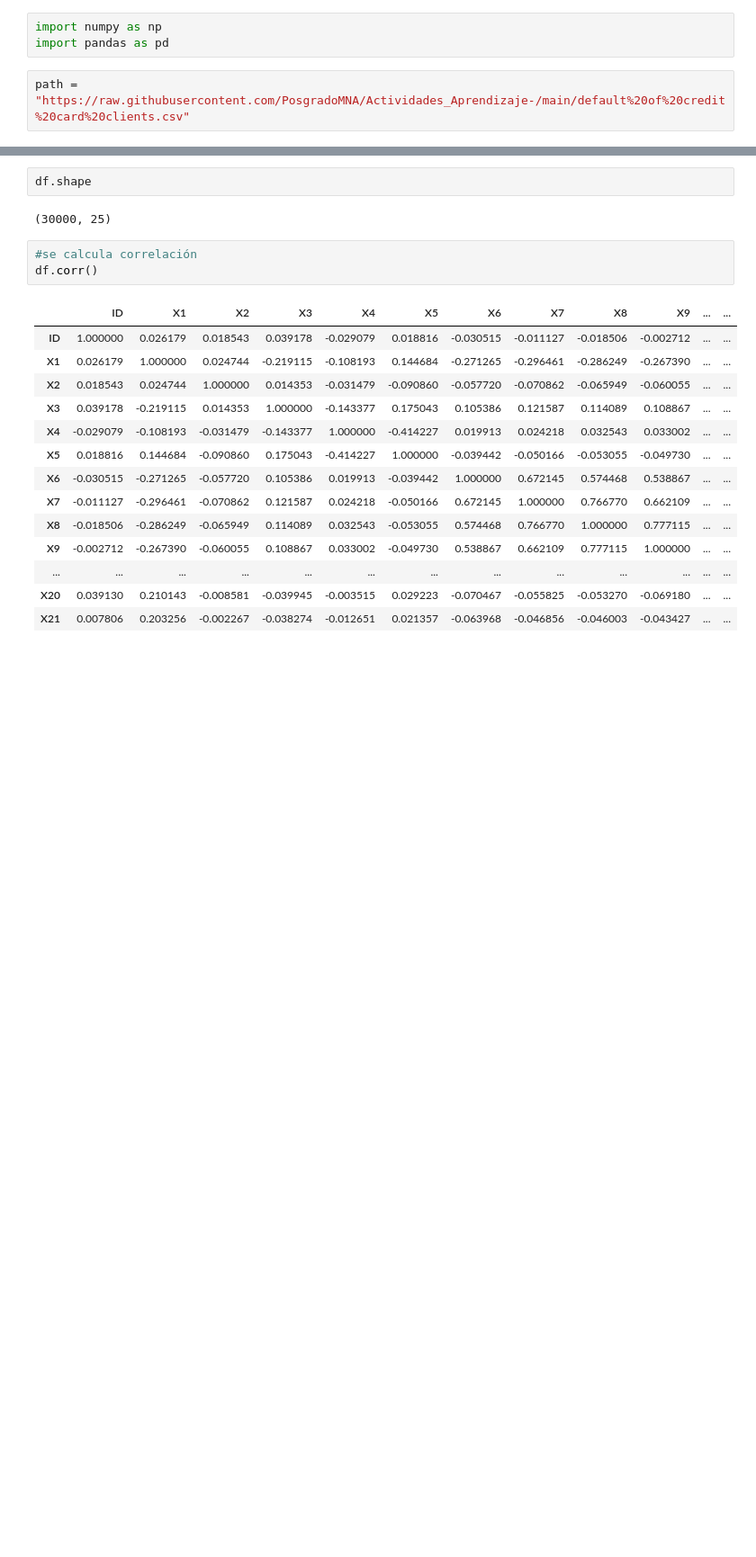
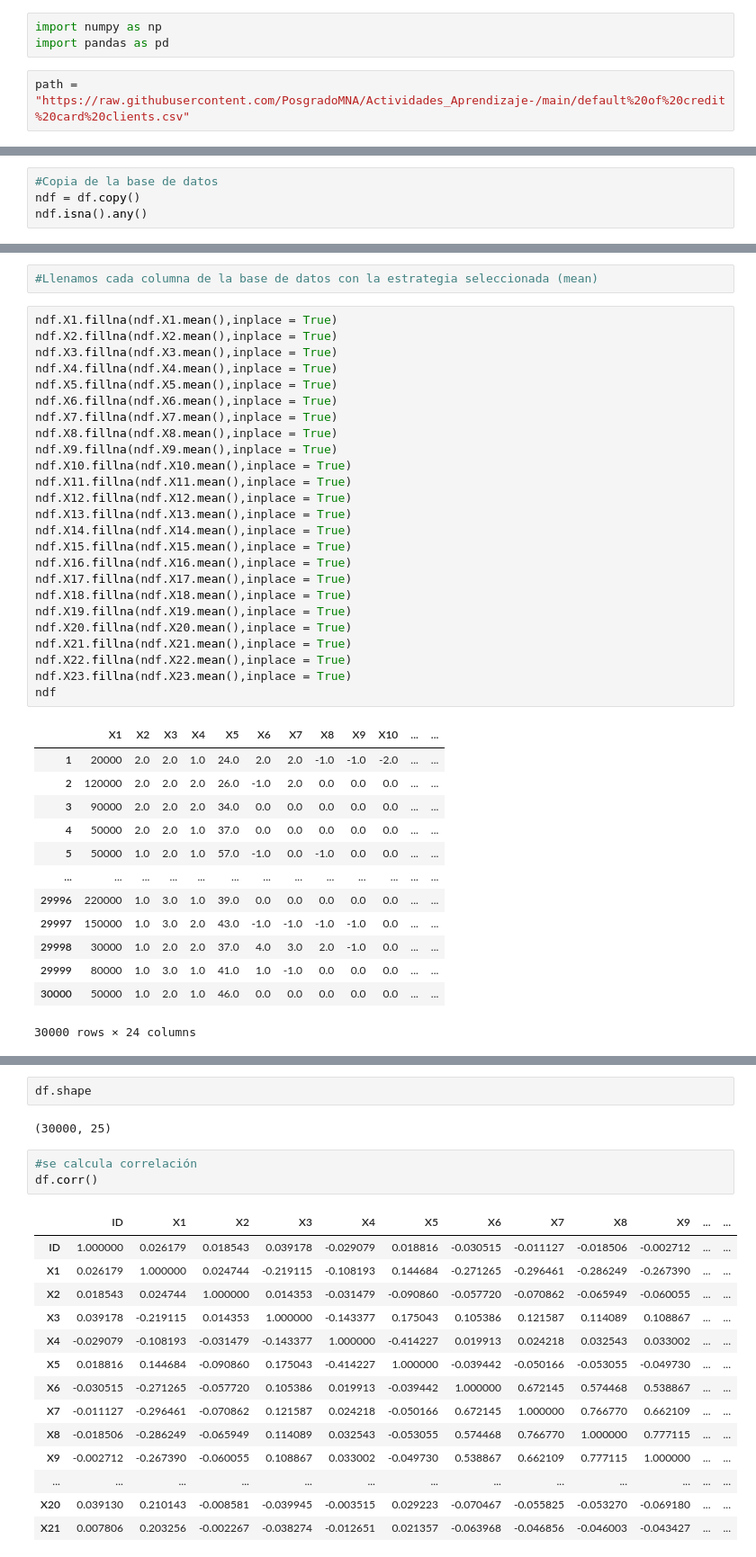
Before and after one commit to PosgradoMNA/actividades-de-aprendizaje-jesusrincon1328, a Jupyter notebook: Actividad_4.ipynb, the cells around one changed output, grey strips where cells are left out. Shown at 90% size. Cells and saved outputs as stored; diff of their text form; blank space fills up the shorter version.

```diff
--- a/Actividad_4.ipynb
+++ b/Actividad_4.ipynb
@@ -18,0 +29,4 @@ df.head()
+# %%
+#Copia de la base de datos
+ndf = df.copy()
+ndf.isna().any()
@@ -18,0 +51,41 @@ df.head()
+# %%
+#Llenamos cada columna de la base de datos con la estrategia seleccionada (mean)
+# %%
+ndf.X1.fillna(ndf.X1.mean(),inplace = True)
+ndf.X2.fillna(ndf.X2.mean(),inplace = True)
+ndf.X3.fillna(ndf.X3.mean(),inplace = True)
+ndf.X4.fillna(ndf.X4.mean(),inplace = True)
+ndf.X5.fillna(ndf.X5.mean(),inplace = True)
+ndf.X6.fillna(ndf.X6.mean(),inplace = True)
+ndf.X7.fillna(ndf.X7.mean(),inplace = True)
+ndf.X8.fillna(ndf.X8.mean(),inplace = True)
+ndf.X9.fillna(ndf.X9.mean(),inplace = True)
+ndf.X10.fillna(ndf.X10.mean(),inplace = True)
+ndf.X11.fillna(ndf.X11.mean(),inplace = True)
+ndf.X12.fillna(ndf.X12.mean(),inplace = True)
+ndf.X13.fillna(ndf.X13.mean(),inplace = True)
+ndf.X14.fillna(ndf.X14.mean(),inplace = True)
+ndf.X15.fillna(ndf.X15.mean(),inplace = True)
+ndf.X16.fillna(ndf.X16.mean(),inplace = True)
+ndf.X17.fillna(ndf.X17.mean(),inplace = True)
+ndf.X18.fillna(ndf.X18.mean(),inplace = True)
+ndf.X19.fillna(ndf.X19.mean(),inplace = True)
+ndf.X20.fillna(ndf.X20.mean(),inplace = True)
+ndf.X21.fillna(ndf.X21.mean(),inplace = True)
+ndf.X22.fillna(ndf.X22.mean(),inplace = True)
+ndf.X23.fillna(ndf.X23.mean(),inplace = True)
+ndf
+# %% [output]
+|  | X1 | X2 | X3 | X4 | X5 | X6 | X7 | X8 | X9 | X10 | ... | ... |
+| 1 | 20000 | 2.0 | 2.0 | 1.0 | 24.0 | 2.0 | 2.0 | -1.0 | -1.0 | -2.0 | ... | ... |
+| 2 | 120000 | 2.0 | 2.0 | 2.0 | 26.0 | -1.0 | 2.0 | 0.0 | 0.0 | 0.0 | ... | ... |
+| 3 | 90000 | 2.0 | 2.0 | 2.0 | 34.0 | 0.0 | 0.0 | 0.0 | 0.0 | 0.0 | ... | ... |
+| 4 | 50000 | 2.0 | 2.0 | 1.0 | 37.0 | 0.0 | 0.0 | 0.0 | 0.0 | 0.0 | ... | ... |
+| 5 | 50000 | 1.0 | 2.0 | 1.0 | 57.0 | -1.0 | 0.0 | -1.0 | 0.0 | 0.0 | ... | ... |
+| ... | ... | ... | ... | ... | ... | ... | ... | ... | ... | ... | ... | ... |
+| 29996 | 220000 | 1.0 | 3.0 | 1.0 | 39.0 | 0.0 | 0.0 | 0.0 | 0.0 | 0.0 | ... | ... |
+| 29997 | 150000 | 1.0 | 3.0 | 2.0 | 43.0 | -1.0 | -1.0 | -1.0 | -1.0 | 0.0 | ... | ... |
+| 29998 | 30000 | 1.0 | 2.0 | 2.0 | 37.0 | 4.0 | 3.0 | 2.0 | -1.0 | 0.0 | ... | ... |
+| 29999 | 80000 | 1.0 | 3.0 | 1.0 | 41.0 | 1.0 | -1.0 | 0.0 | 0.0 | 0.0 | ... | ... |
+| 30000 | 50000 | 1.0 | 2.0 | 1.0 | 46.0 | 0.0 | 0.0 | 0.0 | 0.0 | 0.0 | ... | ... |
+30000 rows × 24 columns
```
Also changed, not shown: parts of 5 cells of this notebook.
